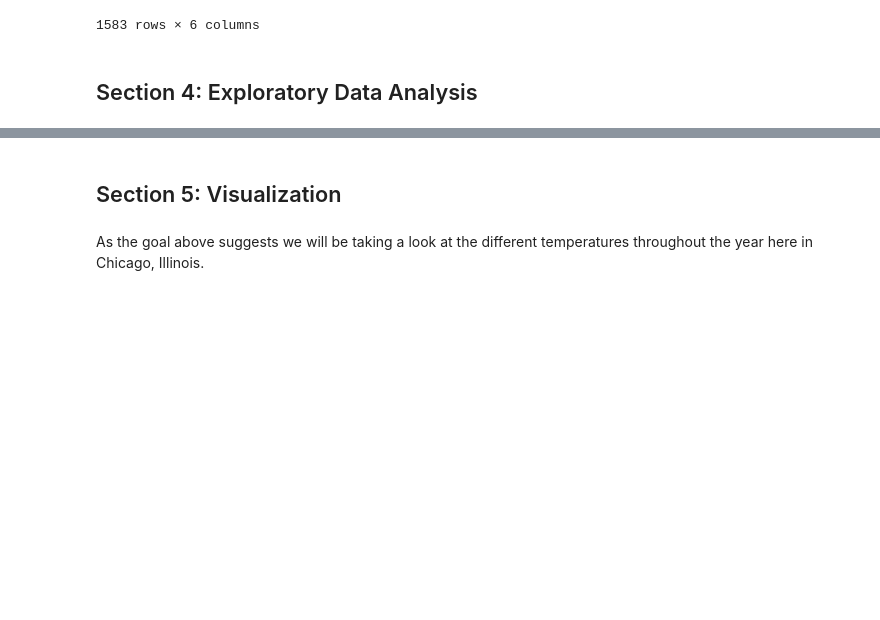
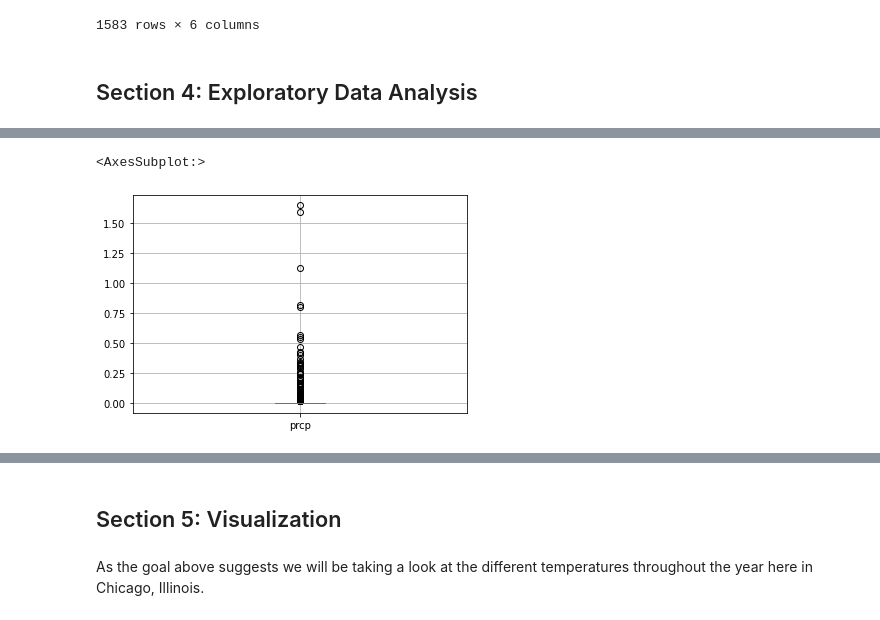
Before and after one commit to CS418/group-project-the-fast-the-curious, a Jupyter notebook: Project.ipynb, the cells around one changed output, grey strips where cells are left out. Saved outputs shown, nothing was run; the diff lists cells and outputs as text; code cells hidden in the pictures; blank space fills up the shorter version.

```diff
--- a/Project.ipynb
+++ b/Project.ipynb
@@ -119,0 +148,5 @@ df
+# %%
+df.boxplot(column=['prcp'])
+# %% [output]
+<AxesSubplot:>
+[figure, added]
```
Also changed, not shown: parts of 10 cells of this notebook, 1 other file.
